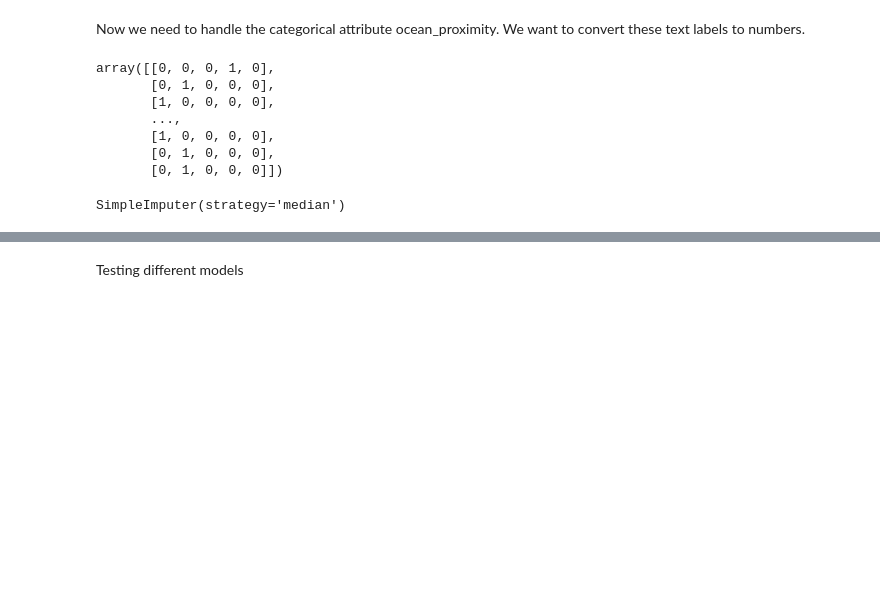
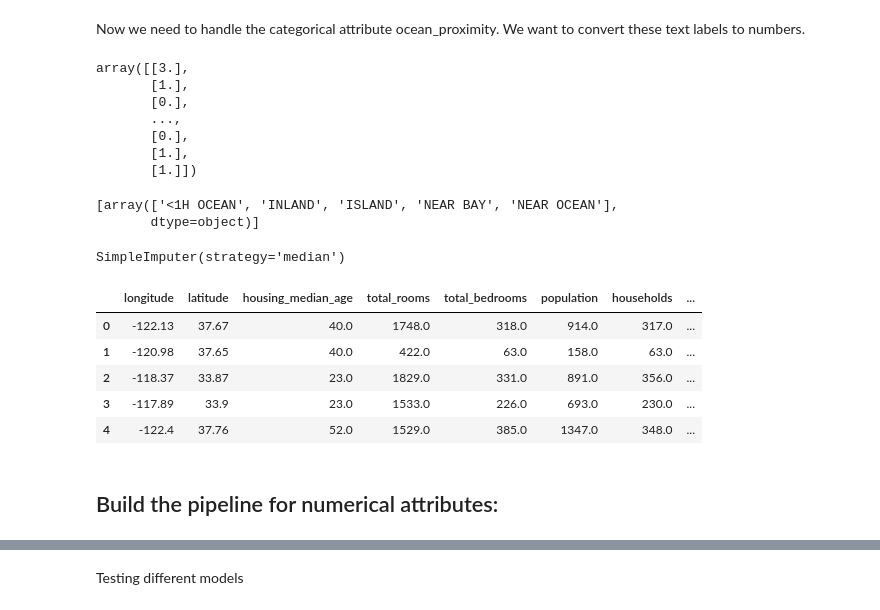
Before and after one commit to MrHencke/DAT158-ML-Oblig1, a Jupyter notebook: notebooks/california_housing.ipynb, the cells around one changed output, grey strips where cells are left out. Saved outputs shown, nothing was run; the diff lists cells and outputs as text; code cells hidden in the pictures; blank space fills up the shorter version.

```diff
--- a/notebooks/california_housing.ipynb
+++ b/notebooks/california_housing.ipynb
@@ -202,6 +203,14 @@ train.plot(kind="scatter", x="median_income", y="median_house_value", alpha=0.1)
 # %%
 train["rooms_per_household"] = train["total_rooms"]/train["households"]
 train["bedrooms_per_room"] = train["total_bedrooms"]/train["total_rooms"]
+train["population_per_household"] = train ["population"] / train["households"]
+train["area"] = train["longitude"]*train["latitude"]
+train["long_plus_lat"] = train["longitude"] + train["latitude"]
 
 test["rooms_per_household"] = test["total_rooms"]/test["households"]
 test["bedrooms_per_room"] = test["total_bedrooms"]/test["total_rooms"]
+test["population_per_household"] = test["population"] / test["households"]
+test["area"] = test["longitude"]*test["latitude"]
+test["long_plus_lat"] = test["longitude"] + test["latitude"]
+
+print(train.head())
@@ -229,5 +280,9 @@ seed = 42
 np.random.seed(seed)
 # %% [markdown]
 We want to prepare our data, but first we have to revert to a clean training set. We seperate the predictors and the labels as we may want to apply different transformations to these values.
+# %%
+median = train["total_bedrooms"].median()
+train["total_bedrooms"].fillna(median, inplace=True)
+test["total_bedrooms"].fillna(median, inplace=True)
 # %%
 X = train.drop("median_house_value", axis=1)
@@ -246,18 +301,24 @@ median = X["total_bedrooms"].median()
 # %% [markdown]
 Now we need to handle the categorical attribute ocean_proximity. We want to convert these text labels to numbers.
 # %%
-encoder = LabelBinarizer()
-X_cat = X["ocean_proximity"]
-X_cat_1hot = encoder.fit_transform(X_cat)
-X_cat_1hot
+from sklearn.preprocessing import OrdinalEncoder
+encoder = OrdinalEncoder()
+X_cat = X[["ocean_proximity"]]
+X_cat_encoded = encoder.fit_transform(X_cat)
+X_cat_encoded
 # %% [output]
-array([[0, 0, 0, 1, 0],
-       [0, 1, 0, 0, 0],
-       [1, 0, 0, 0, 0],
+array([[3.],
+       [1.],
+       [0.],
        ...,
-       [1, 0, 0, 0, 0],
-       [0, 1, 0, 0, 0],
-       [0, 1, 0, 0, 0]])
+       [0.],
+       [1.],
+       [1.]])
+# %%
+encoder.categories_
+# %% [output]
+[array(['<1H OCEAN', 'INLAND', 'ISLAND', 'NEAR BAY', 'NEAR OCEAN'],
+       dtype=object)]
 # %%
 imputer = SimpleImputer(strategy="median")
 
@@ -287,0 +349,15 @@ train_extra_attribs = attr_adder.transform(train.values)
+# %%
+X_extra_attribs = pd.DataFrame(
+    X_extra_attribs,
+    columns=list(X.columns)+["rooms_per_household", "population_per_household"],
+    index=X.index)
+X_extra_attribs.head()
+# %% [output]
+|  | longitude | latitude | housing_median_age | total_rooms | total_bedrooms | population | households | ... |
+| 0 | -122.13 | 37.67 | 40.0 | 1748.0 | 318.0 | 914.0 | 317.0 | ... |
+| 1 | -120.98 | 37.65 | 40.0 | 422.0 | 63.0 | 158.0 | 63.0 | ... |
+| 2 | -118.37 | 33.87 | 23.0 | 1829.0 | 331.0 | 891.0 | 356.0 | ... |
+| 3 | -117.89 | 33.9 | 23.0 | 1533.0 | 226.0 | 693.0 | 230.0 | ... |
+| 4 | -122.4 | 37.76 | 52.0 | 1529.0 | 385.0 | 1347.0 | 348.0 | ... |
+# %% [markdown]
+## Build the pipeline for numerical attributes:
```
Also changed, not shown: parts of 22 cells of this notebook.
